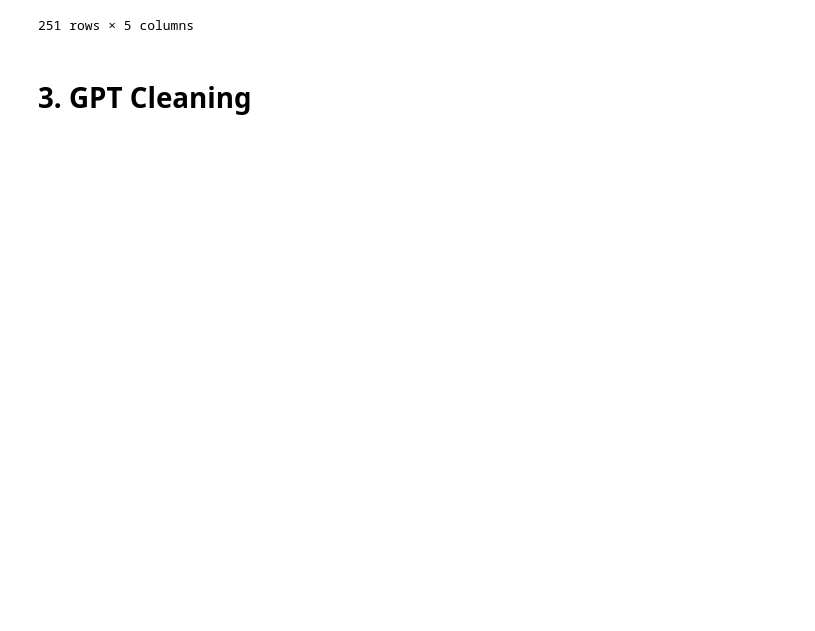
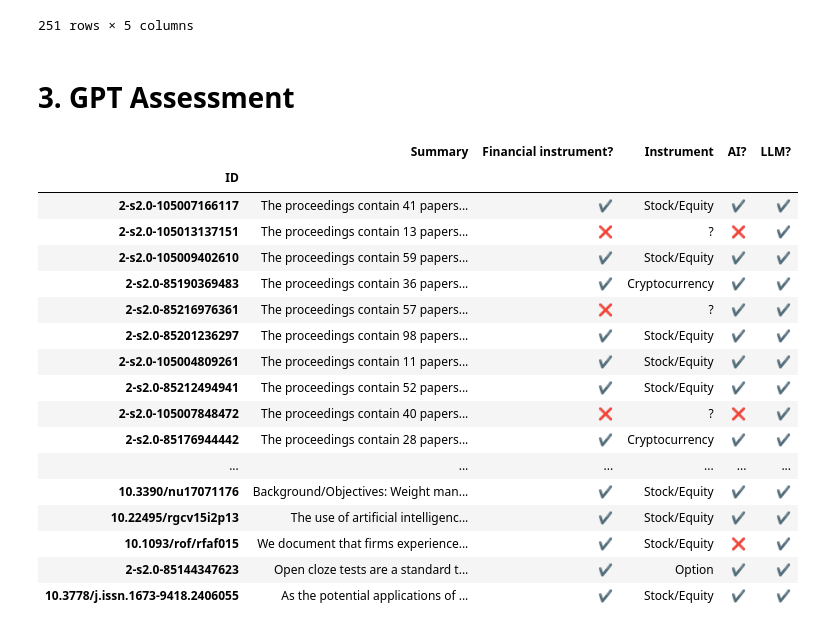
Before and after one commit to sondrehaneberg/literature-review, a Jupyter notebook: Screening/Screening.ipynb, the cells around one changed output. Drawn from its saved outputs; the diff is of its cells as text; code cells hidden in the pictures; blank space fills up the shorter version.

Commit message:
Added gpt assessment

```diff
--- a/Screening/Screening.ipynb
+++ b/Screening/Screening.ipynb
@@ -209,2 +215,25 @@ clean_df
 # %% [markdown]
-# 3. GPT Cleaning
+# 3. GPT Assessment
+# %%
+# Load previous assessments
+gpt_response_df = pd.read_csv("gpt.csv", index_col=0)
+gpt_response_df
+# %% [output]
+|  | Summary | Financial instrument? | Instrument | AI? | LLM? |
+| ID |  |  |  |  |  |
+| 2-s2.0-105007166117 | The proceedings contain 41 papers... | ✔️ | Stock/Equity | ✔️ | ✔️ |
+| 2-s2.0-105013137151 | The proceedings contain 13 papers... | ❌ | ? | ❌ | ✔️ |
+| 2-s2.0-105009402610 | The proceedings contain 59 papers... | ✔️ | Stock/Equity | ✔️ | ✔️ |
+| 2-s2.0-85190369483 | The proceedings contain 36 papers... | ✔️ | Cryptocurrency | ✔️ | ✔️ |
+| 2-s2.0-85216976361 | The proceedings contain 57 papers... | ❌ | ? | ✔️ | ✔️ |
+| 2-s2.0-85201236297 | The proceedings contain 98 papers... | ✔️ | Stock/Equity | ✔️ | ✔️ |
+| 2-s2.0-105004809261 | The proceedings contain 11 papers... | ✔️ | Stock/Equity | ✔️ | ✔️ |
+| 2-s2.0-85212494941 | The proceedings contain 52 papers... | ✔️ | Stock/Equity | ✔️ | ✔️ |
+| 2-s2.0-105007848472 | The proceedings contain 40 papers... | ❌ | ? | ❌ | ✔️ |
+| 2-s2.0-85176944442 | The proceedings contain 28 papers... | ✔️ | Cryptocurrency | ✔️ | ✔️ |
+| ... | ... | ... | ... | ... | ... |
+| 10.3390/nu17071176 | Background/Objectives: Weight man... | ✔️ | Stock/Equity | ✔️ | ✔️ |
+| 10.22495/rgcv15i2p13 | The use of artificial intelligenc... | ✔️ | Stock/Equity | ✔️ | ✔️ |
+| 10.1093/rof/rfaf015 | We document that firms experience... | ✔️ | Stock/Equity | ❌ | ✔️ |
+| 2-s2.0-85144347623 | Open cloze tests are a standard t... | ✔️ | Option | ✔️ | ✔️ |
+| 10.3778/j.issn.1673-9418.2406055 | As the potential applications of ... | ✔️ | Stock/Equity | ✔️ | ✔️ |
```
Also changed, not shown: parts of 11 cells of this notebook, 4 other files.
